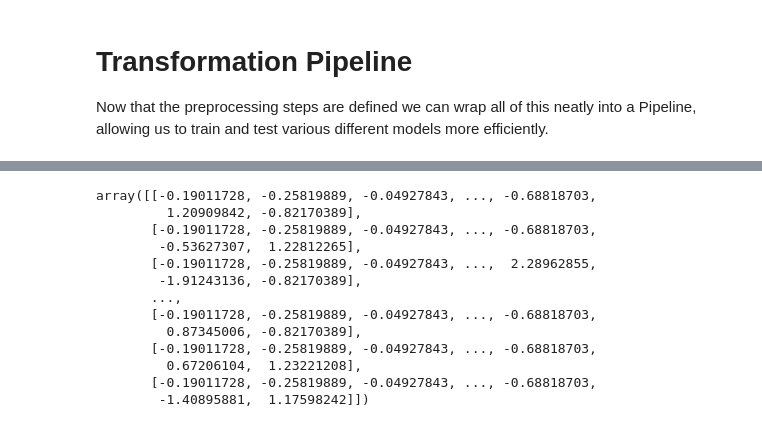
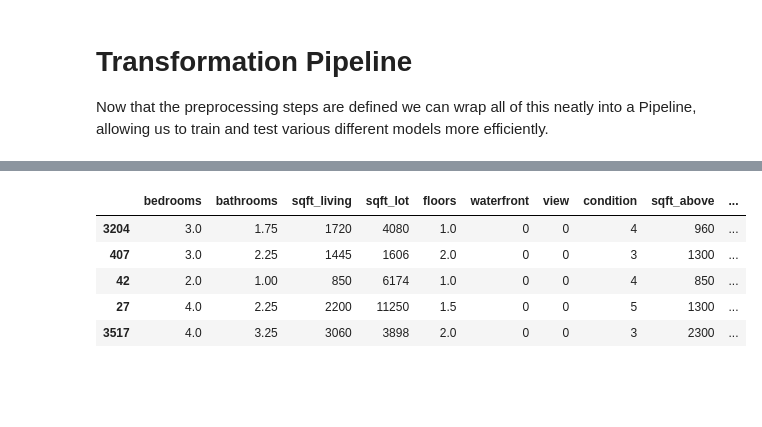
Before and after one commit to brandoncabrera707/housing_predictions, a Jupyter notebook: notebooks/2.0-bc-feature-engineering.ipynb, the cells around one changed output, grey strips where cells are left out. Saved outputs shown, nothing was run; the diff lists cells and outputs as text; code cells hidden in the pictures; blank space fills up the shorter version.

```diff
--- a/notebooks/2.0-bc-feature-engineering.ipynb
+++ b/notebooks/2.0-bc-feature-engineering.ipynb
@@ -49,17 +49,11 @@ X_train
 # %%
-pipeline_data = pipeline.fit_transform(X_train)
-pipeline_data
+X_train_transformed_data = pipeline.fit_transform(X_train)
+X_train_transformed = pd.DataFrame(data=X_train_transformed_data, index = X_train.index, columns= pipeline.get_feature_names_out())
+X_train.head()
 # %% [output]
-array([[-0.19011728, -0.25819889, -0.04927843, ..., -0.68818703,
-         1.20909842, -0.82170389],
-       [-0.19011728, -0.25819889, -0.04927843, ..., -0.68818703,
-        -0.53627307,  1.22812265],
-       [-0.19011728, -0.25819889, -0.04927843, ...,  2.28962855,
-        -1.91243136, -0.82170389],
-       ...,
-       [-0.19011728, -0.25819889, -0.04927843, ..., -0.68818703,
-         0.87345006, -0.82170389],
-       [-0.19011728, -0.25819889, -0.04927843, ..., -0.68818703,
-         0.67206104,  1.23221208],
-       [-0.19011728, -0.25819889, -0.04927843, ..., -0.68818703,
-        -1.40895881,  1.17598242]])
+|  | bedrooms | bathrooms | sqft_living | sqft_lot | floors | waterfront | view | condition | sqft_above | ... |
+| 3204 | 3.0 | 1.75 | 1720 | 4080 | 1.0 | 0 | 0 | 4 | 960 | ... |
+| 407 | 3.0 | 2.25 | 1445 | 1606 | 2.0 | 0 | 0 | 3 | 1300 | ... |
+| 42 | 2.0 | 1.00 | 850 | 6174 | 1.0 | 0 | 0 | 4 | 850 | ... |
+| 27 | 4.0 | 2.25 | 2200 | 11250 | 1.5 | 0 | 0 | 5 | 1300 | ... |
+| 3517 | 4.0 | 3.25 | 3060 | 3898 | 2.0 | 0 | 0 | 3 | 2300 | ... |
```
Also changed, not shown: parts of 4 cells of this notebook, 2 other files.
